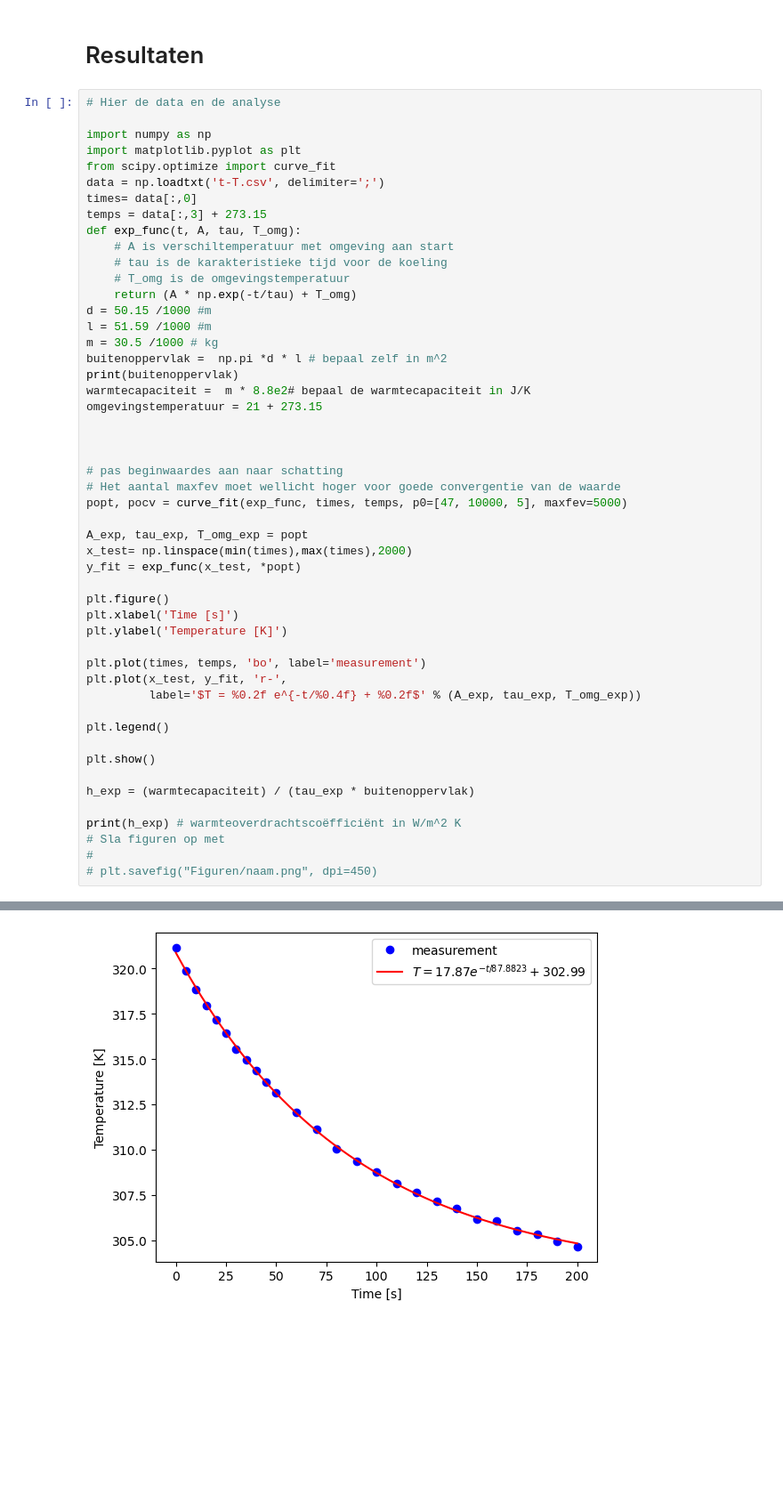
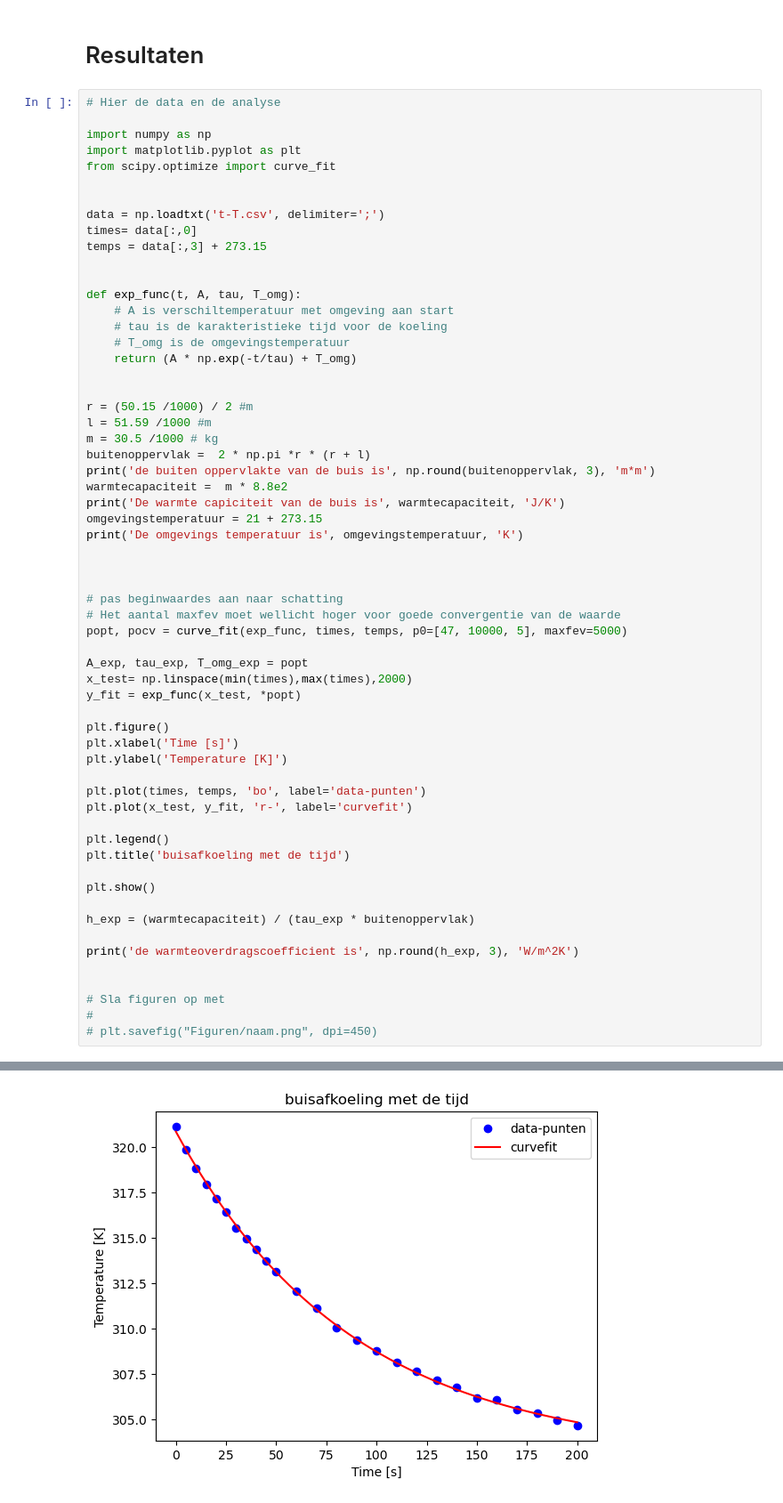
Before and after one commit to tahliavandenberg/Tahline, a Jupyter notebook: Content/Labs/koelbuis.ipynb, the cells around one changed output, grey strips where cells are left out. Shown at 89% size. Saved outputs shown, nothing was run; the diff lists cells and outputs as text; blank space fills up the shorter version.

```diff
--- a/Content/Labs/koelbuis.ipynb
+++ b/Content/Labs/koelbuis.ipynb
@@ -163,21 +169,29 @@ Zorg ervoor dat je de buis niet aanraakt terwijl deze warm is. De metalen buis g
 import numpy as np
 import matplotlib.pyplot as plt
 from scipy.optimize import curve_fit
+
+
 data = np.loadtxt('t-T.csv', delimiter=';')
 times= data[:,0]
 temps = data[:,3] + 273.15
+
+
 def exp_func(t, A, tau, T_omg):
     # A is verschiltemperatuur met omgeving aan start
     # tau is de karakteristieke tijd voor de koeling
     # T_omg is de omgevingstemperatuur
     return (A * np.exp(-t/tau) + T_omg)
-d = 50.15 /1000 #m
+
+
+r = (50.15 /1000) / 2 #m
 l = 51.59 /1000 #m
 m = 30.5 /1000 # kg
-buitenoppervlak =  np.pi *d * l # bepaal zelf in m^2
-print(buitenoppervlak)
-warmtecapaciteit =  m * 8.8e2# bepaal de warmtecapaciteit in J/K
+buitenoppervlak =  2 * np.pi *r * (r + l)
+print('de buiten oppervlakte van de buis is', np.round(buitenoppervlak, 3), 'm*m')
+warmtecapaciteit =  m * 8.8e2
+print('De warmte capiciteit van de buis is', warmtecapaciteit, 'J/K')
 omgevingstemperatuur = 21 + 273.15
+print('De omgevings temperatuur is', omgevingstemperatuur, 'K')
 
 
 
@@ -193,17 +207,19 @@ plt.figure()
 plt.xlabel('Time [s]')
 plt.ylabel('Temperature [K]')
 
-plt.plot(times, temps, 'bo', label='measurement')
-plt.plot(x_test, y_fit, 'r-',
-         label='$T = %0.2f e^{-t/%0.4f} + %0.2f$' % (A_exp, tau_exp, T_omg_exp))
+plt.plot(times, temps, 'bo', label='data-punten')
+plt.plot(x_test, y_fit, 'r-', label='curvefit')
 
 plt.legend()
+plt.title('buisafkoeling met de tijd')
 
 plt.show()
 
 h_exp = (warmtecapaciteit) / (tau_exp * buitenoppervlak)
 
-print(h_exp) # warmteoverdrachtscoëfficiënt in W/m^2 K
+print('de warmteoverdragscoefficient is', np.round(h_exp, 3), 'W/m^2K')
+
+
 # Sla figuren op met
 #
 # plt.savefig("Figuren/naam.png", dpi=450)
@@ -212 +230 @@ print(h_exp) # warmteoverdrachtscoëfficiënt in W/m^2 K
-[figure, old version]
+[figure, new version]
```
Also changed, not shown: parts of 6 cells of this notebook, 2 other files.
